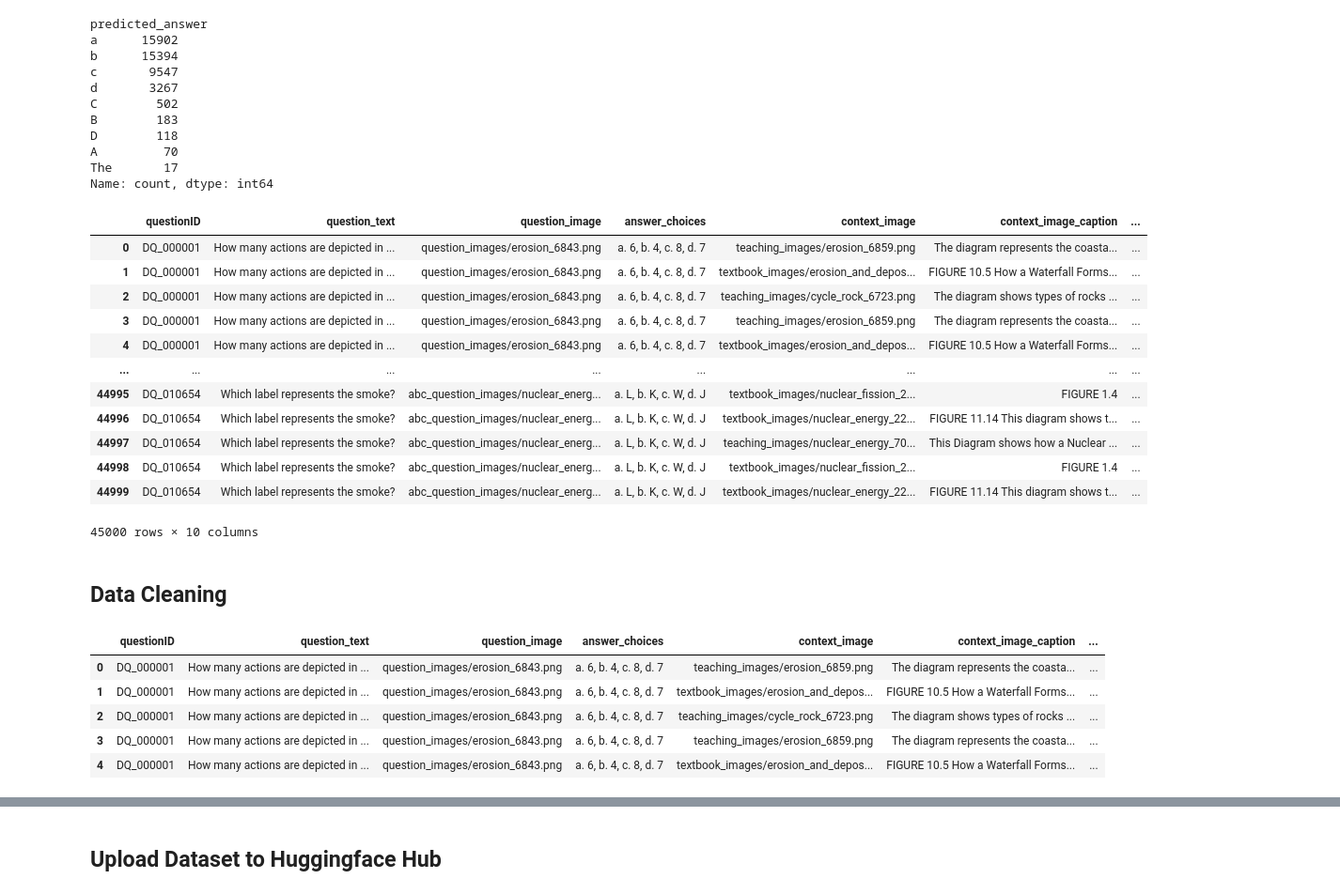
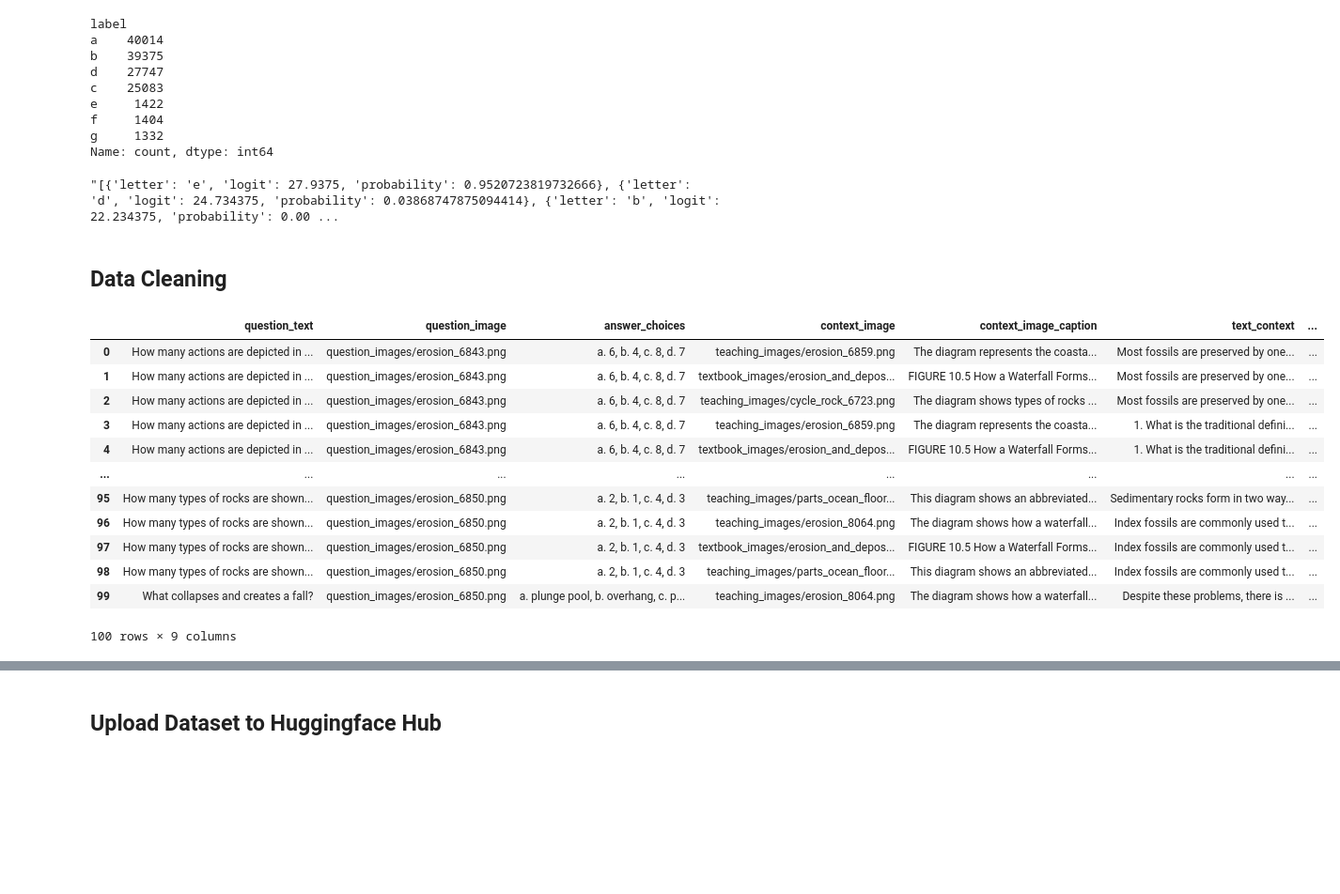
Before and after one commit to hessaAlawwad/mmrag, a Jupyter notebook: logits_dataset_validation.ipynb, the cells around one changed output, grey strips where cells are left out. Shown: that part at 94% size. Drawn from its saved outputs; the diff is of its cells as text; code cells hidden in the pictures; blank space fills up the shorter version.

```diff
--- a/logits_dataset_validation.ipynb
+++ b/logits_dataset_validation.ipynb
@@ -2,37 +2,26 @@
 import pandas as pd
 import json
 # %%
-output_file = pd.read_csv('./data/partitions_combined_output.csv')
+output_file = pd.read_csv('./data/all_train_pairs_combined_results_finetunedModel.csv')
 # %%
-output_file.predicted_answer.value_counts()
+output_file.label.value_counts()
 # %% [output]
-predicted_answer
-a      15902
-b      15394
-c       9547
-d       3267
-C        502
-B        183
-D        118
-A         70
-The       17
+label
+a    40014
+b    39375
+d    27747
+c    25083
+e     1422
+f     1404
+g     1332
 Name: count, dtype: int64
 # %%
-output_file
+# Check one
+
+a = output_file[output_file.label == 'e']
+a.iloc[0].logits
 # %% [output]
-|  | questionID | question_text | question_image | answer_choices | context_image | context_image_caption | ... |
-| 0 | DQ_000001 | How many actions are depicted in ... | question_images/erosion_6843.png | a. 6, b. 4, c. 8, d. 7 | teaching_images/erosion_6859.png | The diagram represents the coasta... | ... |
-| 1 | DQ_000001 | How many actions are depicted in ... | question_images/erosion_6843.png | a. 6, b. 4, c. 8, d. 7 | textbook_images/erosion_and_depos... | FIGURE 10.5 How a Waterfall Forms... | ... |
-| 2 | DQ_000001 | How many actions are depicted in ... | question_images/erosion_6843.png | a. 6, b. 4, c. 8, d. 7 | teaching_images/cycle_rock_6723.png | The diagram shows types of rocks ... | ... |
-| 3 | DQ_000001 | How many actions are depicted in ... | question_images/erosion_6843.png | a. 6, b. 4, c. 8, d. 7 | teaching_images/erosion_6859.png | The diagram represents the coasta... | ... |
-| 4 | DQ_000001 | How many actions are depicted in ... | question_images/erosion_6843.png | a. 6, b. 4, c. 8, d. 7 | textbook_images/erosion_and_depos... | FIGURE 10.5 How a Waterfall Forms... | ... |
-| ... | ... | ... | ... | ... | ... | ... | ... |
-| 44995 | DQ_010654 | Which label represents the smoke? | abc_question_images/nuclear_energ... | a. L, b. K, c. W, d. J | textbook_images/nuclear_fission_2... | FIGURE 1.4 | ... |
-| 44996 | DQ_010654 | Which label represents the smoke? | abc_question_images/nuclear_energ... | a. L, b. K, c. W, d. J | textbook_images/nuclear_energy_22... | FIGURE 11.14 This diagram shows t... | ... |
-| 44997 | DQ_010654 | Which label represents the smoke? | abc_question_images/nuclear_energ... | a. L, b. K, c. W, d. J | teaching_images/nuclear_energy_70... | This Diagram shows how a Nuclear ... | ... |
-| 44998 | DQ_010654 | Which label represents the smoke? | abc_question_images/nuclear_energ... | a. L, b. K, c. W, d. J | textbook_images/nuclear_fission_2... | FIGURE 1.4 | ... |
-| 44999 | DQ_010654 | Which label represents the smoke? | abc_question_images/nuclear_energ... | a. L, b. K, c. W, d. J | textbook_images/nuclear_energy_22... | FIGURE 11.14 This diagram shows t... | ... |
-45000 rows × 10 columns
+"[{'letter': 'e', 'logit': 27.9375, 'probability': 0.9520723819732666}, {'letter': 'd', 'logit': 24.734375, 'probability': 0.03868747875094414}, {'letter': 'b', 'logit': 22.234375, 'probability': 0.00 ...
 # %% [markdown]
 ## Data Cleaning
 # %%
@@ -40,13 +29,13 @@ import ast
 import numpy as np
 
 # First, let's standardize the answer choices
-valid_choices = ['a', 'b', 'c', 'd']
+valid_choices = ['a', 'b', 'c', 'd', 'e', 'f', 'g']
 
 # Function to convert string representation of logits to numpy array
 def extract_logits(logits_str):
     '''
     The resulting logits will be stored as numpy arrays with shape (4,),
-    corresponding to the logits for ['a', 'b', 'c', 'd'] in that order.
+    corresponding to the logits for ['a', 'b', 'c', 'd', 'e', 'f', 'g'] in that order.
     '''
     try:
         # Convert string to list of dicts
@@ -55,42 +44,49 @@ def extract_logits(logits_str):
         # Create a dictionary to store logits for valid choices
         logits_dict = {item['letter'].lower(): item['logit'] for item in logits_list
                       if item['letter'].lower() in valid_choices}
 
         # Create array in consistent order
         return np.array([logits_dict.get(choice, 0.0) for choice in valid_choices])
     except:
         return np.zeros(len(valid_choices))
 
 # Process the dataframe
 def process_dataset(df):
     # Create a copy to avoid modifying original
     processed_df = df.copy()
 
     # Convert predicted answers to lowercase
     processed_df['predicted_answer'] = processed_df['predicted_answer'].str.lower()
 
     # Filter out invalid predictions
     processed_df = processed_df[processed_df['predicted_answer'].isin(valid_choices)]
 
     # Convert logits to numpy arrays
-    processed_df['logits'] = processed_df['sorted_logits'].apply(extract_logits)
+    processed_df['logits'] = processed_df['logits'].apply(extract_logits)
 
     # Drop the original sorted_logits column
-    processed_df = processed_df.drop('sorted_logits', axis=1)
+    # processed_df = processed_df.drop('logits', axis=1)
 
     return processed_df
 
 # Process the dataset
 cleaned_output = process_dataset(output_file)
 
-cleaned_output.head(5)
+cleaned_output.head(100)
 # %% [output]
-|  | questionID | question_text | question_image | answer_choices | context_image | context_image_caption | ... |
-| 0 | DQ_000001 | How many actions are depicted in ... | question_images/erosion_6843.png | a. 6, b. 4, c. 8, d. 7 | teaching_images/erosion_6859.png | The diagram represents the coasta... | ... |
-| 1 | DQ_000001 | How many actions are depicted in ... | question_images/erosion_6843.png | a. 6, b. 4, c. 8, d. 7 | textbook_images/erosion_and_depos... | FIGURE 10.5 How a Waterfall Forms... | ... |
-| 2 | DQ_000001 | How many actions are depicted in ... | question_images/erosion_6843.png | a. 6, b. 4, c. 8, d. 7 | teaching_images/cycle_rock_6723.png | The diagram shows types of rocks ... | ... |
-| 3 | DQ_000001 | How many actions are depicted in ... | question_images/erosion_6843.png | a. 6, b. 4, c. 8, d. 7 | teaching_images/erosion_6859.png | The diagram represents the coasta... | ... |
-| 4 | DQ_000001 | How many actions are depicted in ... | question_images/erosion_6843.png | a. 6, b. 4, c. 8, d. 7 | textbook_images/erosion_and_depos... | FIGURE 10.5 How a Waterfall Forms... | ... |
+|  | question_text | question_image | answer_choices | context_image | context_image_caption | text_context | ... |
+| 0 | How many actions are depicted in ... | question_images/erosion_6843.png | a. 6, b. 4, c. 8, d. 7 | teaching_images/erosion_6859.png | The diagram represents the coasta... | Most fossils are preserved by one... | ... |
+| 1 | How many actions are depicted in ... | question_images/erosion_6843.png | a. 6, b. 4, c. 8, d. 7 | textbook_images/erosion_and_depos... | FIGURE 10.5 How a Waterfall Forms... | Most fossils are preserved by one... | ... |
+| 2 | How many actions are depicted in ... | question_images/erosion_6843.png | a. 6, b. 4, c. 8, d. 7 | teaching_images/cycle_rock_6723.png | The diagram shows types of rocks ... | Most fossils are preserved by one... | ... |
+| 3 | How many actions are depicted in ... | question_images/erosion_6843.png | a. 6, b. 4, c. 8, d. 7 | teaching_images/erosion_6859.png | The diagram represents the coasta... | 1. What is the traditional defini... | ... |
+| 4 | How many actions are depicted in ... | question_images/erosion_6843.png | a. 6, b. 4, c. 8, d. 7 | textbook_images/erosion_and_depos... | FIGURE 10.5 How a Waterfall Forms... | 1. What is the traditional defini... | ... |
+| ... | ... | ... | ... | ... | ... | ... | ... |
+| 95 | How many types of rocks are shown... | question_images/erosion_6850.png | a. 2, b. 1, c. 4, d. 3 | teaching_images/parts_ocean_floor... | This diagram shows an abbreviated... | Sedimentary rocks form in two way... | ... |
+| 96 | How many types of rocks are shown... | question_images/erosion_6850.png | a. 2, b. 1, c. 4, d. 3 | teaching_images/erosion_8064.png | The diagram shows how a waterfall... | Index fossils are commonly used t... | ... |
+| 97 | How many types of rocks are shown... | question_images/erosion_6850.png | a. 2, b. 1, c. 4, d. 3 | textbook_images/erosion_and_depos... | FIGURE 10.5 How a Waterfall Forms... | Index fossils are commonly used t... | ... |
+| 98 | How many types of rocks are shown... | question_images/erosion_6850.png | a. 2, b. 1, c. 4, d. 3 | teaching_images/parts_ocean_floor... | This diagram shows an abbreviated... | Index fossils are commonly used t... | ... |
+| 99 | What collapses and creates a fall? | question_images/erosion_6850.png | a. plunge pool, b. overhang, c. p... | teaching_images/erosion_8064.png | The diagram shows how a waterfall... | Despite these problems, there is ... | ... |
+100 rows × 9 columns
 # %%
 # Verify the results
 print("Unique predictions after cleaning:")
```
Also changed, not shown: parts of 4 cells of this notebook, 18 other files.
